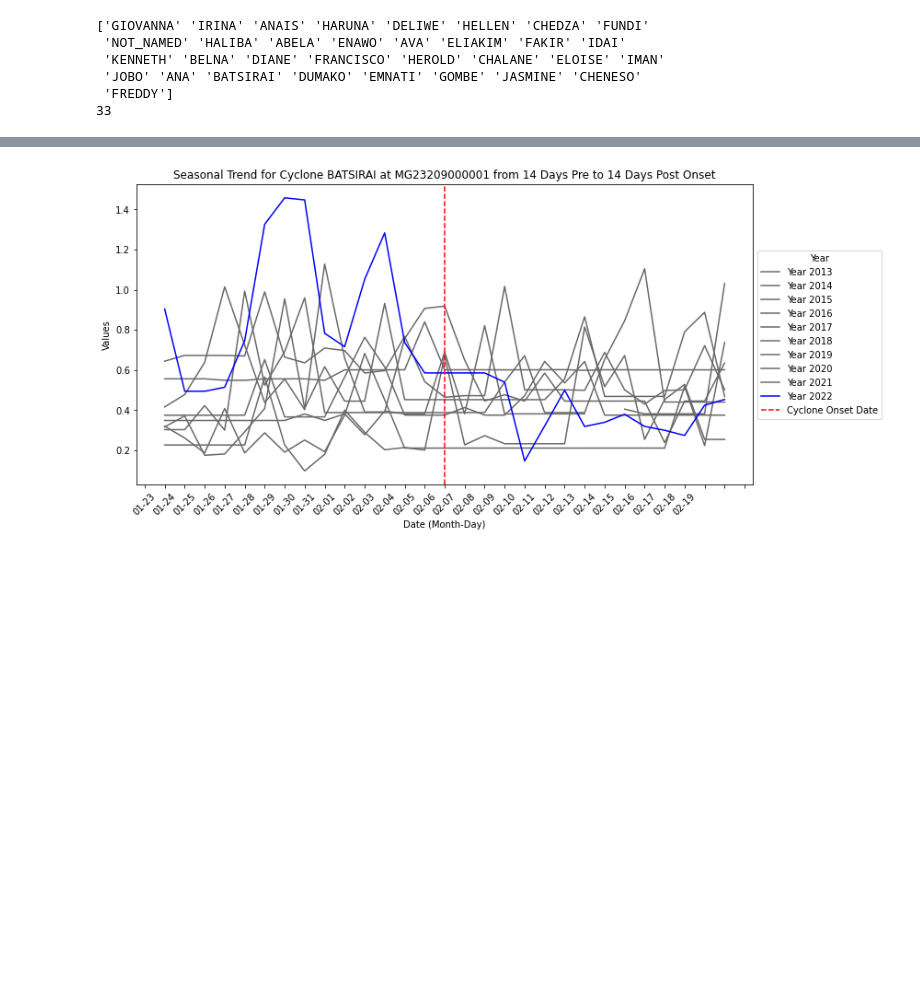
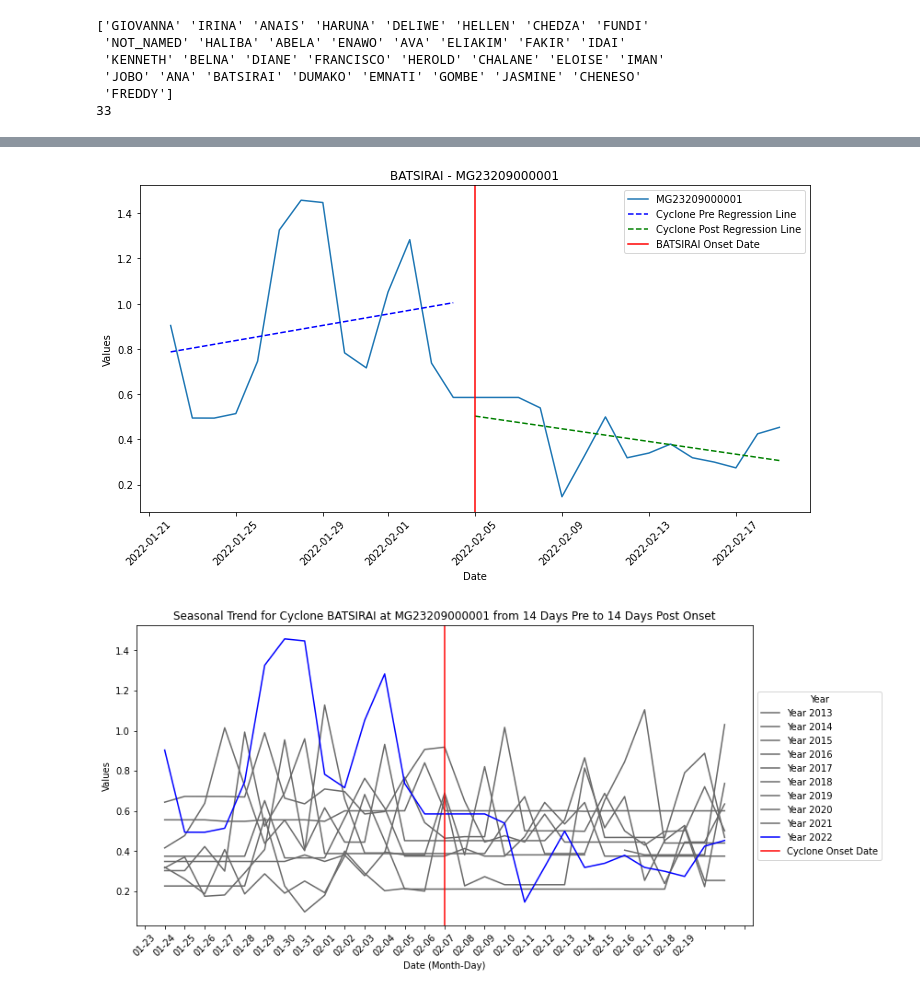
Before and after one commit to nafroze/Belmont_edit_table_plots, a Jupyter notebook: Manipulate_Table_Plot.ipynb, the cells around one changed output, grey strips where cells are left out. Drawn from its saved outputs; the diff is of its cells as text; code cells hidden in the pictures; blank space fills up the shorter version.

```diff
--- a/Manipulate_Table_Plot.ipynb
+++ b/Manipulate_Table_Plot.ipynb
@@ -298,0 +355,57 @@ else:
+# %%
+from sklearn.linear_model import LinearRegression
+import numpy as np
+
+# Check if the cyclone exists in the onset_df
+if cyclone_name in onset_df['Cyclone'].values:
+    # Get the onset date for the cyclone
+    cyclone_onset = onset_df.loc[onset_df['Cyclone'] == cyclone_name, 'Onset_Date'].values[0]
+
+    # Convert the onset date to datetime
+    cyclone_onset = pd.to_datetime(cyclone_onset)
+
+    # Select the range of dates (lag days before and after cyclone onset)
+    start_date = cyclone_onset - pd.Timedelta(days=lag)
+    end_date = cyclone_onset + pd.Timedelta(days=lag)
+    date_range = pd.date_range(start=start_date, end=end_date)
+
+    # Check if 'grid3' value is in the DataFrame index and plot the data for it
+    if grid3 in df_date.index:
+        # Extract the row for 'grid3'
+        specific_row = df_date.loc[grid3, date_range]
+
+        # Plotting
+        plt.figure(figsize=(12, 6))
+        plt.plot(date_range, specific_row, label=grid3)
+
+        # Calculate linear regression for pre and post periods
+        pre_data = specific_row.loc[date_range < cyclone_onset]
+        post_data = specific_row.loc[date_range >= cyclone_onset]
+        X_pre = np.arange(len(pre_data)).reshape(-1, 1)
+        y_pre = pre_data.values.reshape(-1, 1)
+        X_post = np.arange(len(post_data)).reshape(-1, 1)
+        y_post = post_data.values.reshape(-1, 1)
+
+        # Fit linear regression models
+        model_pre = LinearRegression()
+        model_post = LinearRegression()
+        model_pre.fit(X_pre, y_pre)
+        model_post.fit(X_post, y_post)
+
+        # Plot regression lines
+        plt.plot(date_range[:len(pre_data)], model_pre.predict(X_pre), color='blue', linestyle='--', label='Cyclone Pre Regression Line')
+        plt.plot(date_range[-len(post_data):], model_post.predict(X_post), color='green', linestyle='--', label='Cyclone Post Regression Line')
+
+        plt.title(f'{cyclone_name} - {grid3}')
+        plt.xlabel('Date')
+        plt.ylabel('Values')
+        plt.xticks(rotation=45)
+        plt.axvline(x=cyclone_onset, color='r', linestyle='-', label=f'{cyclone_name} Onset Date')
+        plt.legend()
+        plt.show()
+    else:
+        print(f"Row with '{grid3}' not found.")
+else:
+    print(f"Onset date for '{cyclone_name}' cyclone not found in the onset_df.")
+# %% [output]
+[figure, added]
```
Also changed, not shown: parts of 29 cells of this notebook.
